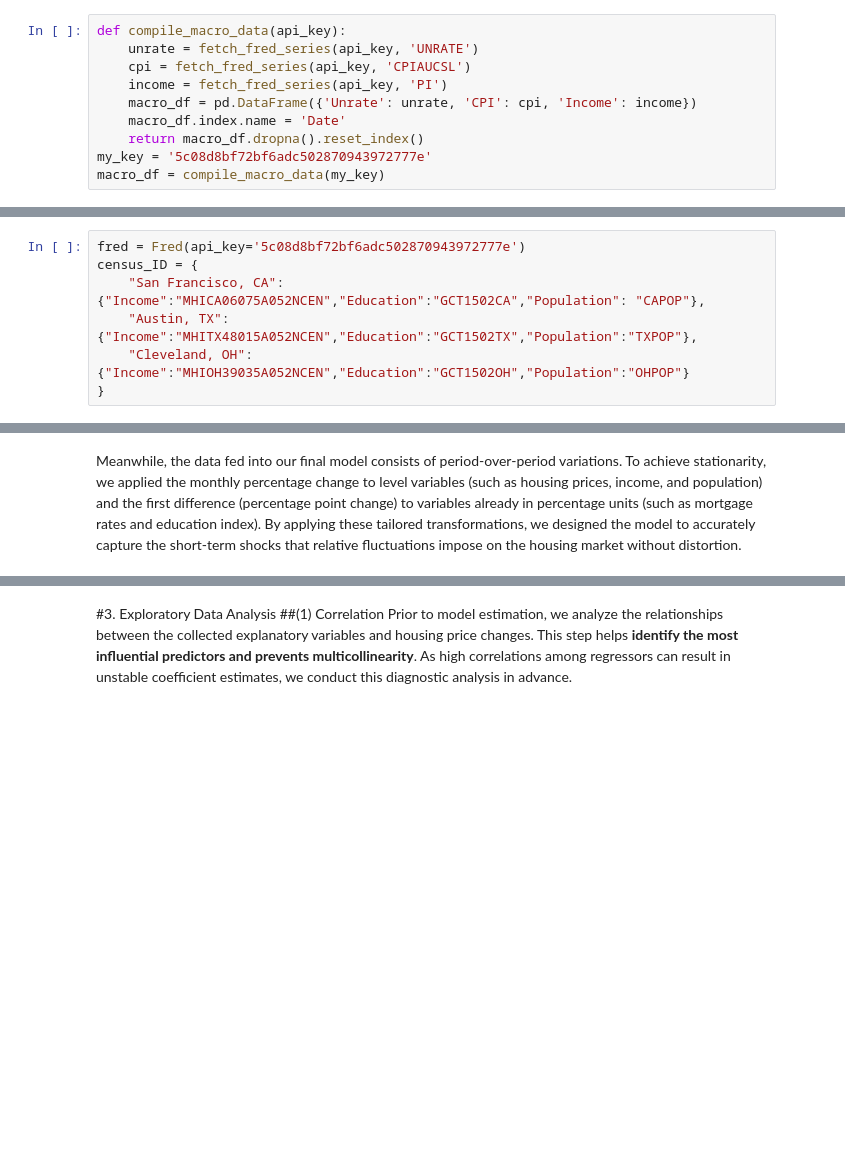
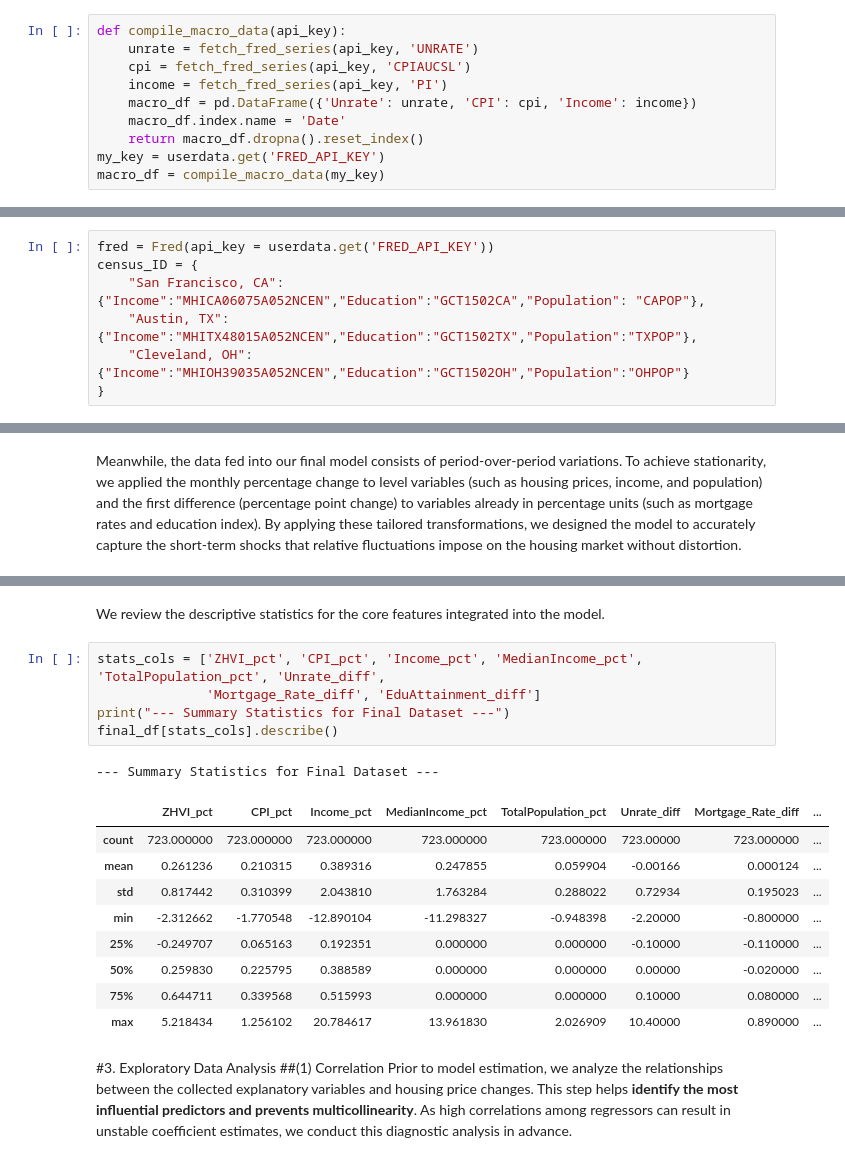
Before and after one commit to suhyeon523/Project3_ECON148, a Jupyter notebook: notebooks/Project3.ipynb, the cells around one changed output, grey strips where cells are left out. Cells and saved outputs as stored; diff of their text form; blank space fills up the shorter version.

```diff
--- a/notebooks/Project3.ipynb
+++ b/notebooks/Project3.ipynb
@@ -103,7 +118,7 @@ def compile_macro_data(api_key):
     macro_df = pd.DataFrame({'Unrate': unrate, 'CPI': cpi, 'Income': income})
     macro_df.index.name = 'Date'
     return macro_df.dropna().reset_index()
-my_key = '5c08d8bf72bf6adc502870943972777e'
+my_key = userdata.get('FRED_API_KEY')
 macro_df = compile_macro_data(my_key)
 # %% [markdown]
 We standardize the date format in order to merge this dataset with the Zillow data.
@@ -155,7 +170,7 @@ merged_df.head()
 ##(3) Census ACS demographics
 While the previously collected FRED macroeconomic data captures overall national housing market conditions, we now collect American Community Survey (ACS) demographic data to better represent local housing demand and purchasing power. This step is intended to incorporate regional differences in market dynamics into the model. Using the ACS from the U.S. Census Bureau, we collect median household income, educational attainment (share of individuals with a bachelor’s degree or higher), and total population for each metropolitan area. We use Census data extracted from FRED API, and convert these annual indicators into monthly series by assigning the same value to all months within each year to construct a complete monthly time series dataset. We begin by specifying the FRED series IDs used for each region.(We use Cuyahoga County data as a proxy for the Cleveland metropolitan area.)
 # %%
-fred = Fred(api_key='5c08d8bf72bf6adc502870943972777e')
+fred = Fred(api_key = userdata.get('FRED_API_KEY'))
 census_ID = {
     "San Francisco, CA": {"Income":"MHICA06075A052NCEN","Education":"GCT1502CA","Population": "CAPOP"},
     "Austin, TX": {"Income":"MHITX48015A052NCEN","Education":"GCT1502TX","Population":"TXPOP"},
@@ -222,6 +237,24 @@ final_df.head()
 | 2 | Austin, TX | 2006-04-01 | 198242.907561 | 4.7 | 200.7 | 11229.5 | 6.51 | 46603.0 | 24.7 | ... |
 | 3 | Austin, TX | 2006-05-01 | 198447.835467 | 4.6 | 201.3 | 11251.1 | 6.60 | 46603.0 | 24.7 | ... |
 | 4 | Austin, TX | 2006-06-01 | 198993.558427 | 4.6 | 201.8 | 11292.8 | 6.68 | 46603.0 | 24.7 | ... |
+# %% [markdown]
+We review the descriptive statistics for the core features integrated into the model.
+# %%
+stats_cols = ['ZHVI_pct', 'CPI_pct', 'Income_pct', 'MedianIncome_pct', 'TotalPopulation_pct', 'Unrate_diff',
+              'Mortgage_Rate_diff', 'EduAttainment_diff']
+print("--- Summary Statistics for Final Dataset ---")
+final_df[stats_cols].describe()
+# %% [output]
+--- Summary Statistics for Final Dataset ---
+|  | ZHVI_pct | CPI_pct | Income_pct | MedianIncome_pct | TotalPopulation_pct | Unrate_diff | Mortgage_Rate_diff | ... |
+| count | 723.000000 | 723.000000 | 723.000000 | 723.000000 | 723.000000 | 723.00000 | 723.000000 | ... |
+| mean | 0.261236 | 0.210315 | 0.389316 | 0.247855 | 0.059904 | -0.00166 | 0.000124 | ... |
+| std | 0.817442 | 0.310399 | 2.043810 | 1.763284 | 0.288022 | 0.72934 | 0.195023 | ... |
+| min | -2.312662 | -1.770548 | -12.890104 | -11.298327 | -0.948398 | -2.20000 | -0.800000 | ... |
+| 25% | -0.249707 | 0.065163 | 0.192351 | 0.000000 | 0.000000 | -0.10000 | -0.110000 | ... |
+| 50% | 0.259830 | 0.225795 | 0.388589 | 0.000000 | 0.000000 | 0.00000 | -0.020000 | ... |
+| 75% | 0.644711 | 0.339568 | 0.515993 | 0.000000 | 0.000000 | 0.10000 | 0.080000 | ... |
+| max | 5.218434 | 1.256102 | 20.784617 | 13.961830 | 2.026909 | 10.40000 | 0.890000 | ... |
 # %% [markdown]
 #3. Exploratory Data Analysis
 ##(1) Correlation
```
Also changed, not shown: parts of 8 cells of this notebook.
